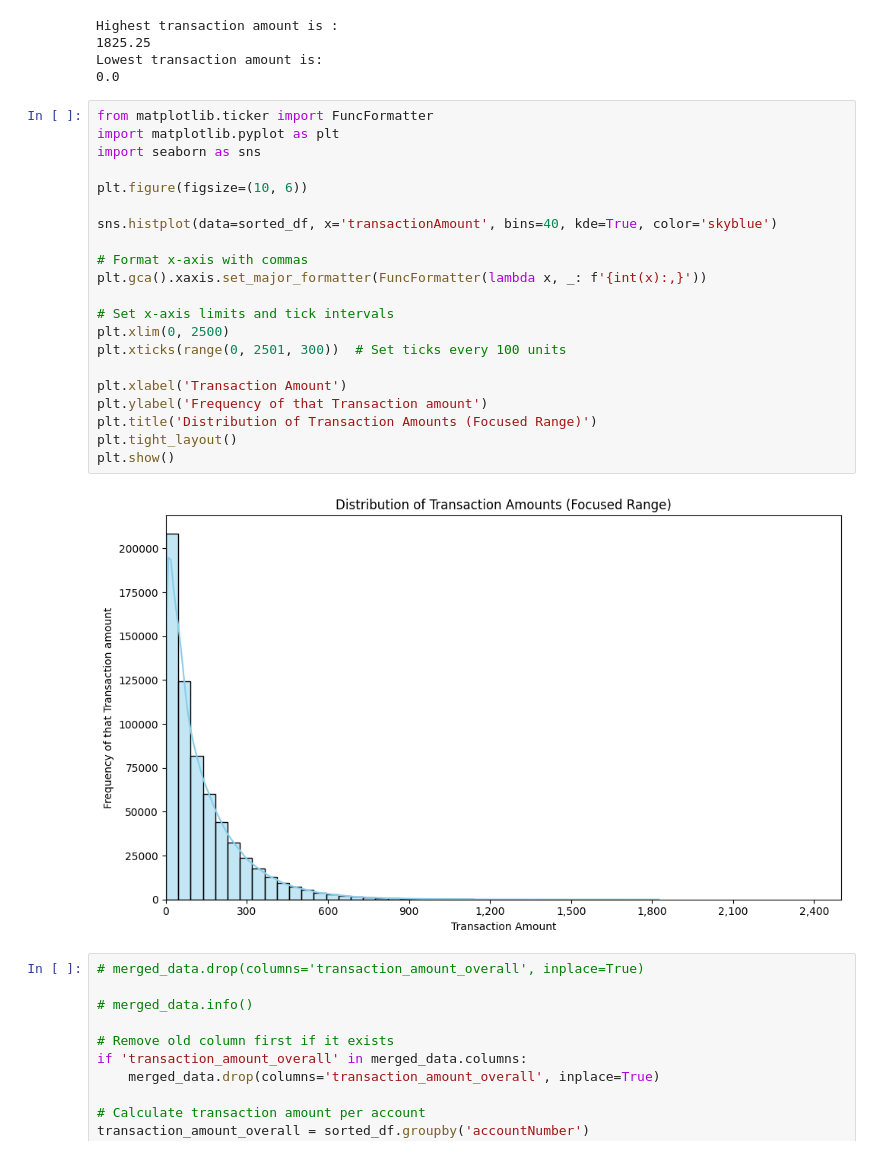
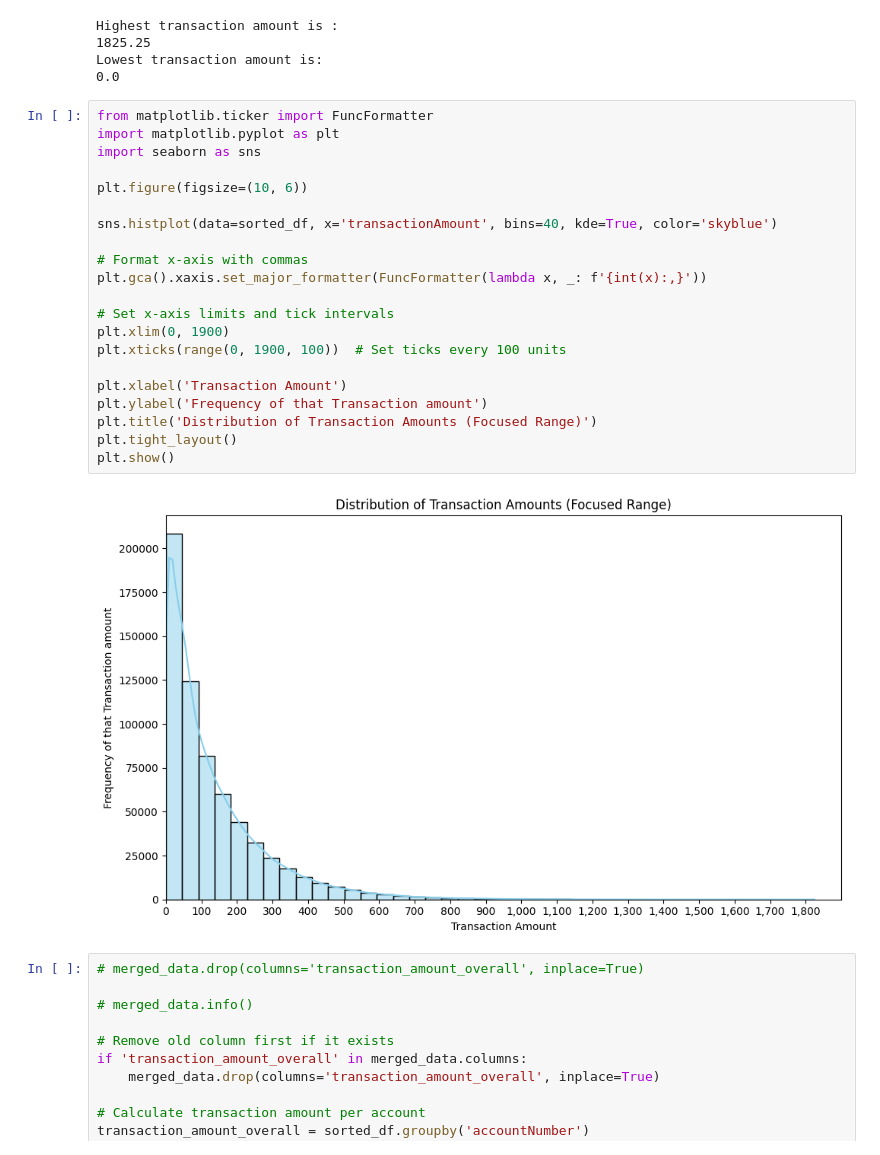
Before and after one commit to AsmitaOjha/Internship_ExtensoData_Work, a Jupyter notebook: Projects/Task_3_EDA/notebook/EDA_Questions.ipynb, the cells around one changed output. Saved outputs shown, nothing was run; the diff lists cells and outputs as text.

```diff
--- a/Projects/Task_3_EDA/notebook/EDA_Questions.ipynb
+++ b/Projects/Task_3_EDA/notebook/EDA_Questions.ipynb
@@ -614,26 +614,26 @@ Lowest transaction amount is:
 # %%
 from matplotlib.ticker import FuncFormatter
 import matplotlib.pyplot as plt
 import seaborn as sns
 
 plt.figure(figsize=(10, 6))
 
 sns.histplot(data=sorted_df, x='transactionAmount', bins=40, kde=True, color='skyblue')
 
 # Format x-axis with commas
 plt.gca().xaxis.set_major_formatter(FuncFormatter(lambda x, _: f'{int(x):,}'))
 
 # Set x-axis limits and tick intervals
-plt.xlim(0, 2500)
-plt.xticks(range(0, 2501, 300))  # Set ticks every 100 units
+plt.xlim(0, 1900)
+plt.xticks(range(0, 1900, 100))  # Set ticks every 100 units
 
 plt.xlabel('Transaction Amount')
 plt.ylabel('Frequency of that Transaction amount')
 plt.title('Distribution of Transaction Amounts (Focused Range)')
 plt.tight_layout()
 plt.show()
 # %% [output]
-[figure, old version]
+[figure, new version]
 # %%
 # merged_data.drop(columns='transaction_amount_overall', inplace=True)
 
```
Also changed, not shown: parts of 21 cells of this notebook, 2 other files.
